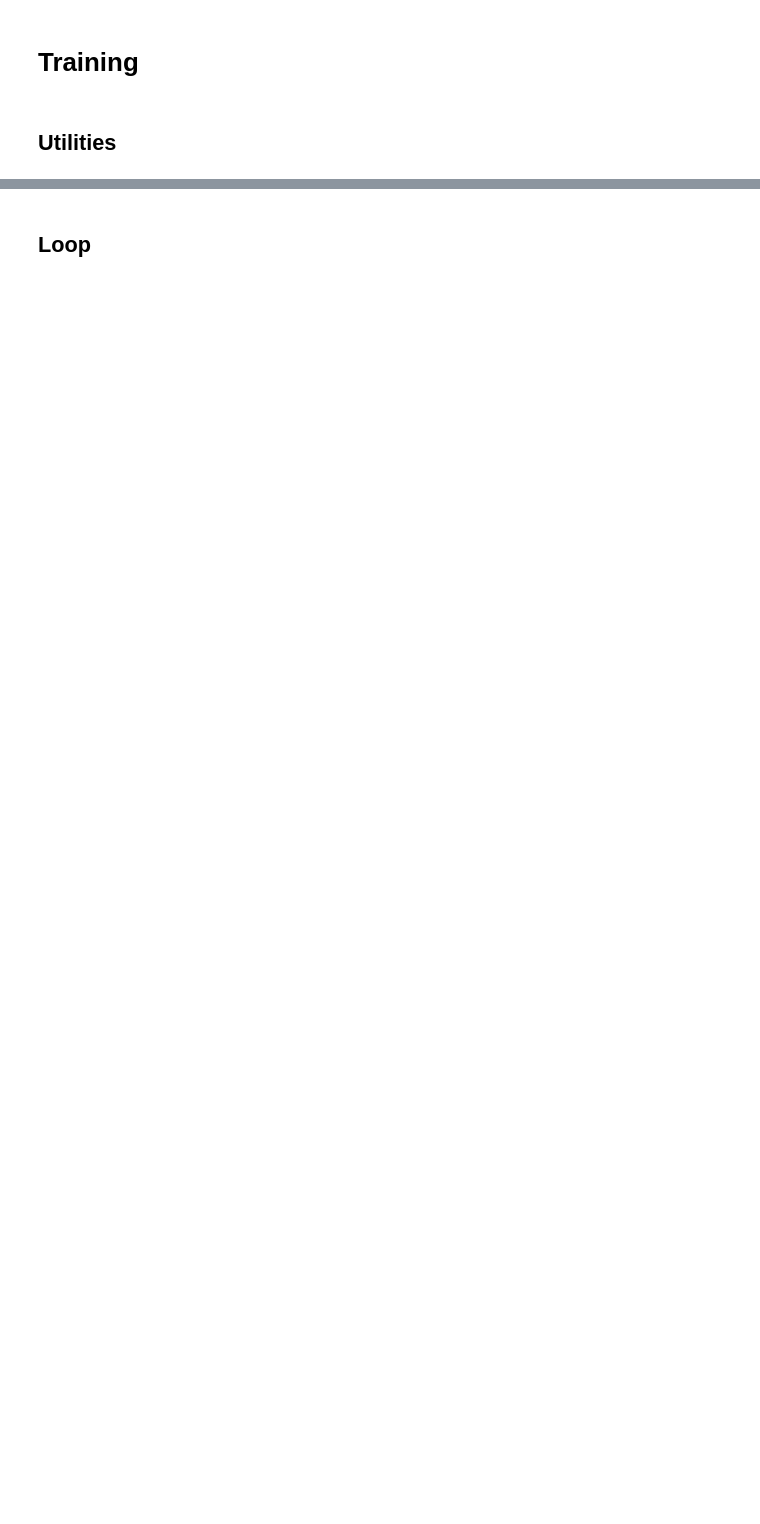
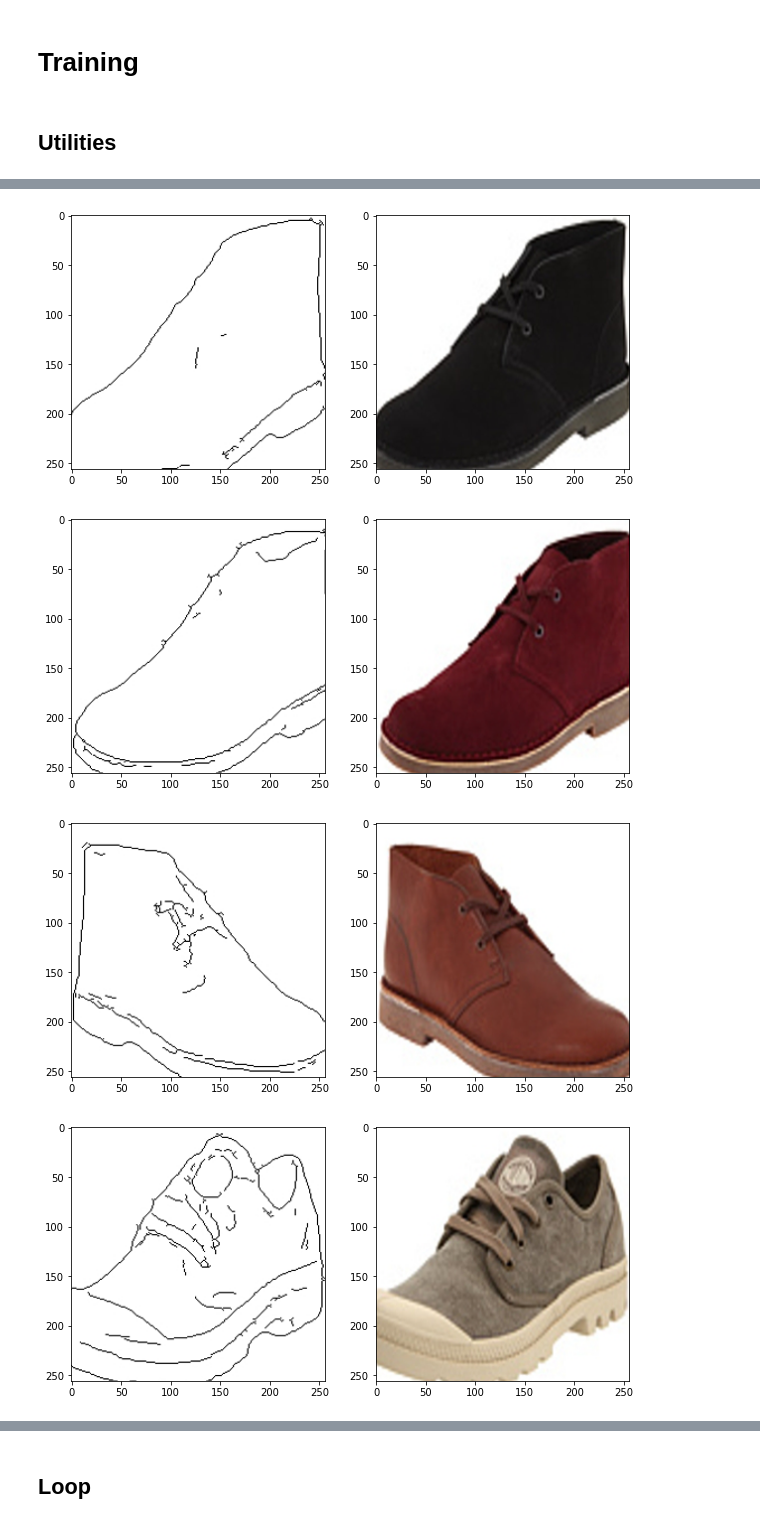
Before and after one commit to Redcxx/ucl-master-project, a Jupyter notebook: pix2pix.ipynb, the cells around one changed output, grey strips where cells are left out. Saved outputs shown, nothing was run; the diff lists cells and outputs as text; code cells hidden in the pictures; blank space fills up the shorter version.

```diff
--- a/pix2pix.ipynb
+++ b/pix2pix.ipynb
@@ -642,0 +706,29 @@ class GANLoss(nn.Module):
+# %%
+def plot_im(tensor):
+    im = tensor.squeeze().cpu().detach().numpy()
+    im = unnormalize_im(im)
+    im = im.transpose(1,2,0)
+    plt.imshow(im)
+
+def unnormalize_im(im):
+    return np.clip(im * 0.5 + 0.5, 0, 1)
+
+def plot_h_images(images, titles=None, figsize=(10, 10)):
+    fig = plt.figure(figsize=figsize)
+
+    for i, im in enumerate(images):
+        plt.subplot(1, len(images), i+1)
+        plot_im(im)
+        if titles:
+            plt.title(titles[i])
+
+    plt.show()
+
+    return fig
+
+def plot_inp_tar_out(inp, tar, out):
+    return plot_h_images(
+        [inp, tar, out],
+        ['input', 'target', 'output'],
+        (10, 10)
+    )
@@ -748,0 +864,14 @@ def init_weight(m):
+# %%
+train_dataset = MyDataset(os.path.join(sconfig.dataset_dir, sconfig.dataset_name, 'train'))
+test_dataset = MyDataset(os.path.join(sconfig.dataset_dir, sconfig.dataset_name, 'val'))
+
+for i in range(3):
+    plot_h_images(train_dataset[i])
+
+for i in range(3):
+    plot_h_images(test_dataset[i])
+# %% [output]
+[figure, added]
+[figure, added]
+[figure, added]
+[figure, added]
```
Also changed, not shown: parts of 22 cells of this notebook.
